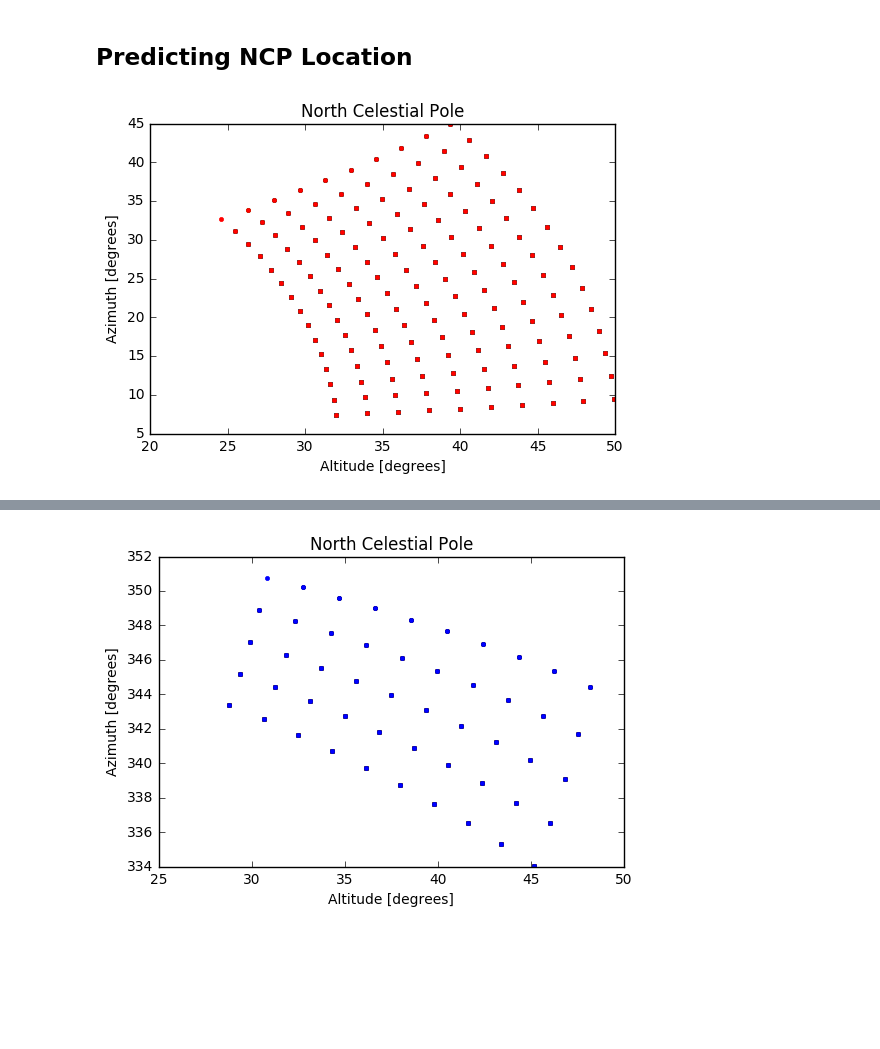
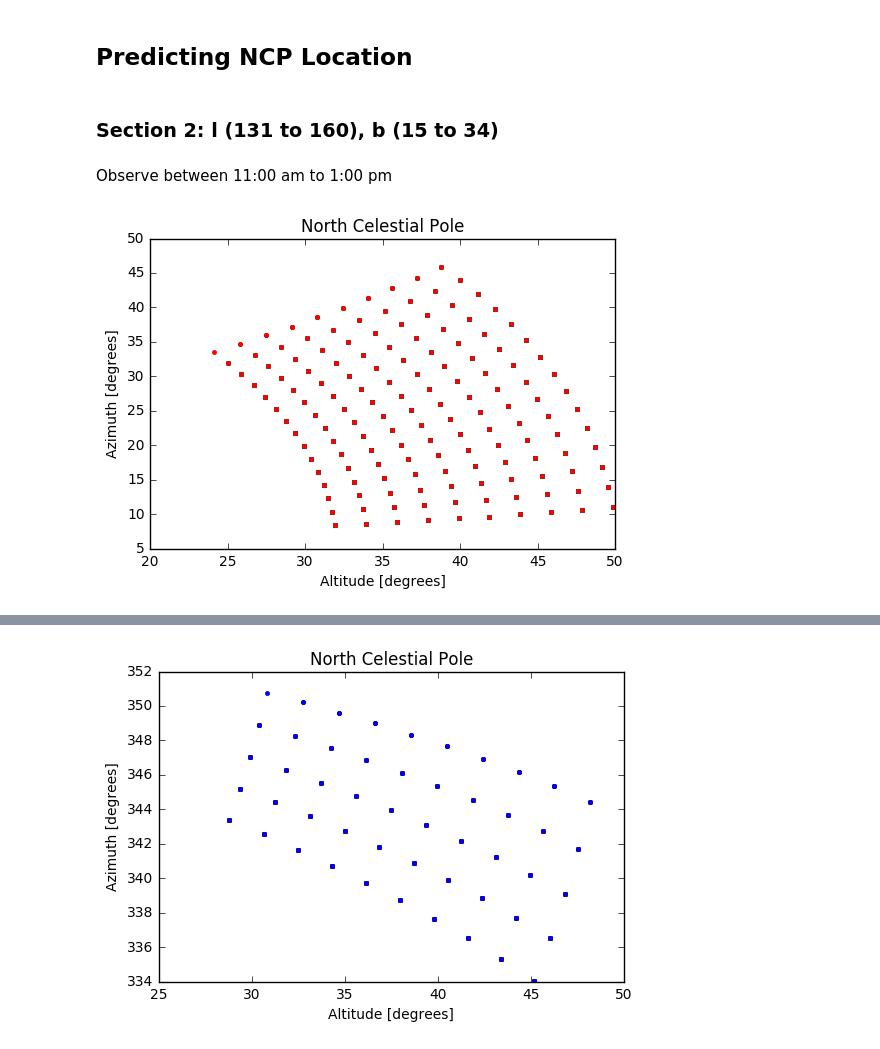
Before and after one commit to gracefujii/Astro-121, a Jupyter notebook: Lab 4 - Coordinates.ipynb, the cells around one changed output, grey strips where cells are left out. Saved outputs shown, nothing was run; the diff lists cells and outputs as text; code cells hidden in the pictures; blank space fills up the shorter version.

```diff
--- a/Lab 4 - Coordinates.ipynb
+++ b/Lab 4 - Coordinates.ipynb
@@ -91,3 +96,8 @@ plt.show()
 [figure]
 # %% [markdown]
 ## Predicting NCP Location
+# %%
+def jd():
+    unix_t = time.time()
+    t = astropy.time.Time(unix_t, format='unix')
+    return t.jd
@@ -135,7 +148,11 @@ def ncp_predict(l1, l2, b1, b2, jd):
         plt.xlabel('Altitude [degrees]')
         plt.ylabel('Azimuth [degrees]')
     plt.show()
+# %% [markdown]
+### Section 2: l (131 to 160), b (15 to 34)
+# %% [markdown]
+Observe between 11:00 am to 1:00 pm
 # %%
-ncp_predict(130, 160, 15, 34, jd12) # 12:00 4/25/19
+ncp_predict(131, 160, 15, 34, jd12) # 12:00 4/25/19
 # %% [output]
-[figure, old version]
+[figure, new version]
```
Also changed, not shown: parts of 17 cells of this notebook.
